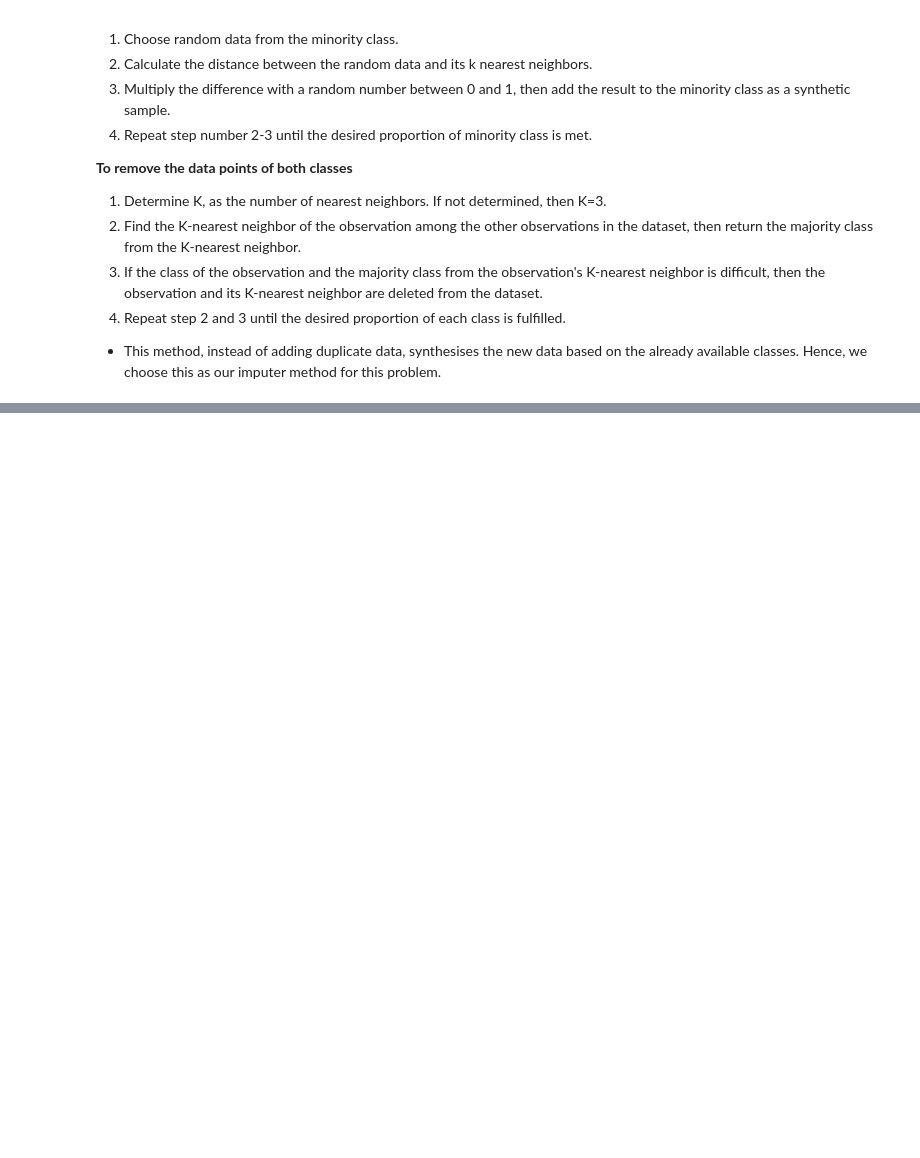
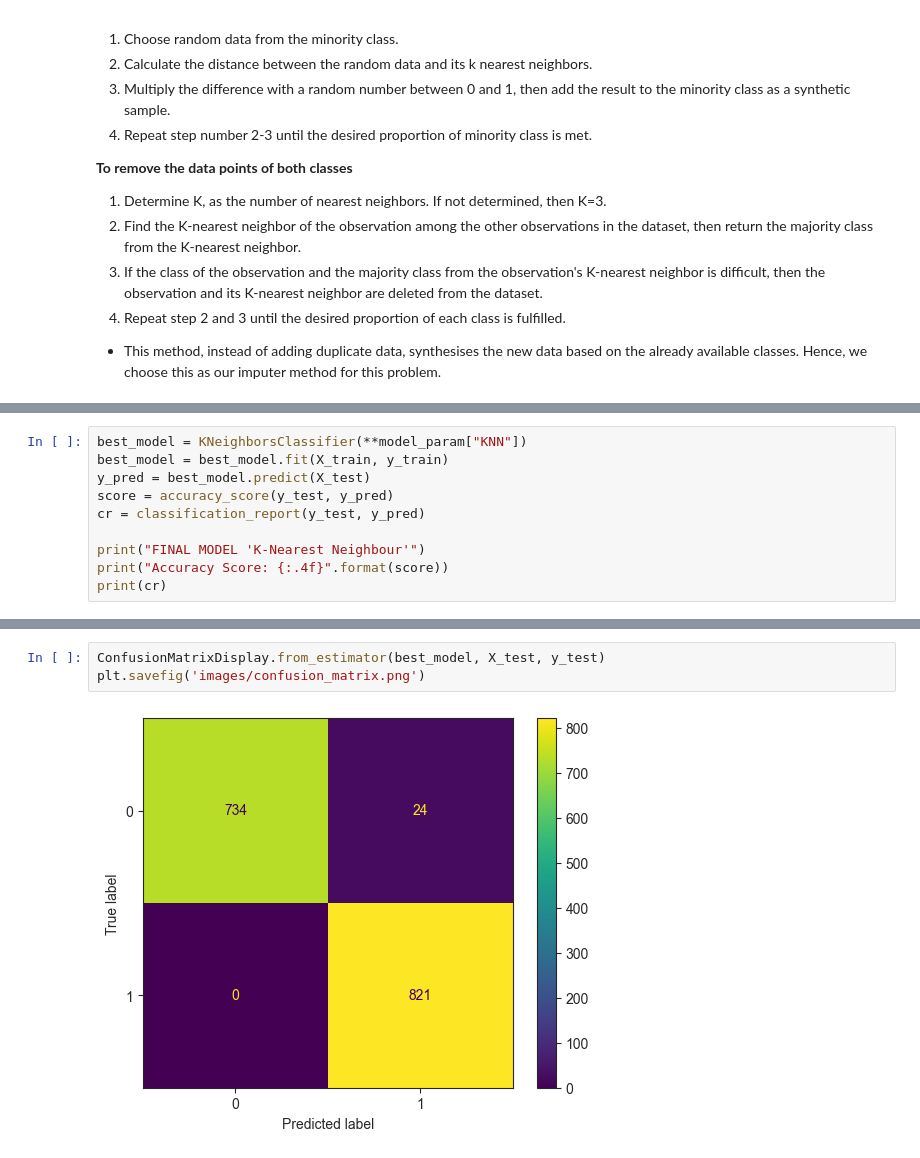
Before and after one commit to abhinandansamal/heart_stroke_prediction, a Jupyter notebook: notebooks/Feature_Engineering_heart_stroke_prediction.ipynb, the cells around one changed output, grey strips where cells are left out. Saved outputs shown, nothing was run; the diff lists cells and outputs as text; blank space fills up the shorter version.

```diff
--- a/notebooks/Feature_Engineering_heart_stroke_prediction.ipynb
+++ b/notebooks/Feature_Engineering_heart_stroke_prediction.ipynb
@@ -290,0 +640,10 @@ X = preprocessor.fit_transform(X)
+# %%
+best_model = KNeighborsClassifier(**model_param["KNN"])
+best_model = best_model.fit(X_train, y_train)
+y_pred = best_model.predict(X_test)
+score = accuracy_score(y_test, y_pred)
+cr = classification_report(y_test, y_pred)
+
+print("FINAL MODEL 'K-Nearest Neighbour'")
+print("Accuracy Score: {:.4f}".format(score))
+print(cr)
@@ -290,0 +687,5 @@ X = preprocessor.fit_transform(X)
+# %%
+ConfusionMatrixDisplay.from_estimator(best_model, X_test, y_test)
+plt.savefig('images/confusion_matrix.png')
+# %% [output]
+[figure, added]
```
Also changed, not shown: parts of 26 cells of this notebook, 7 other files.
